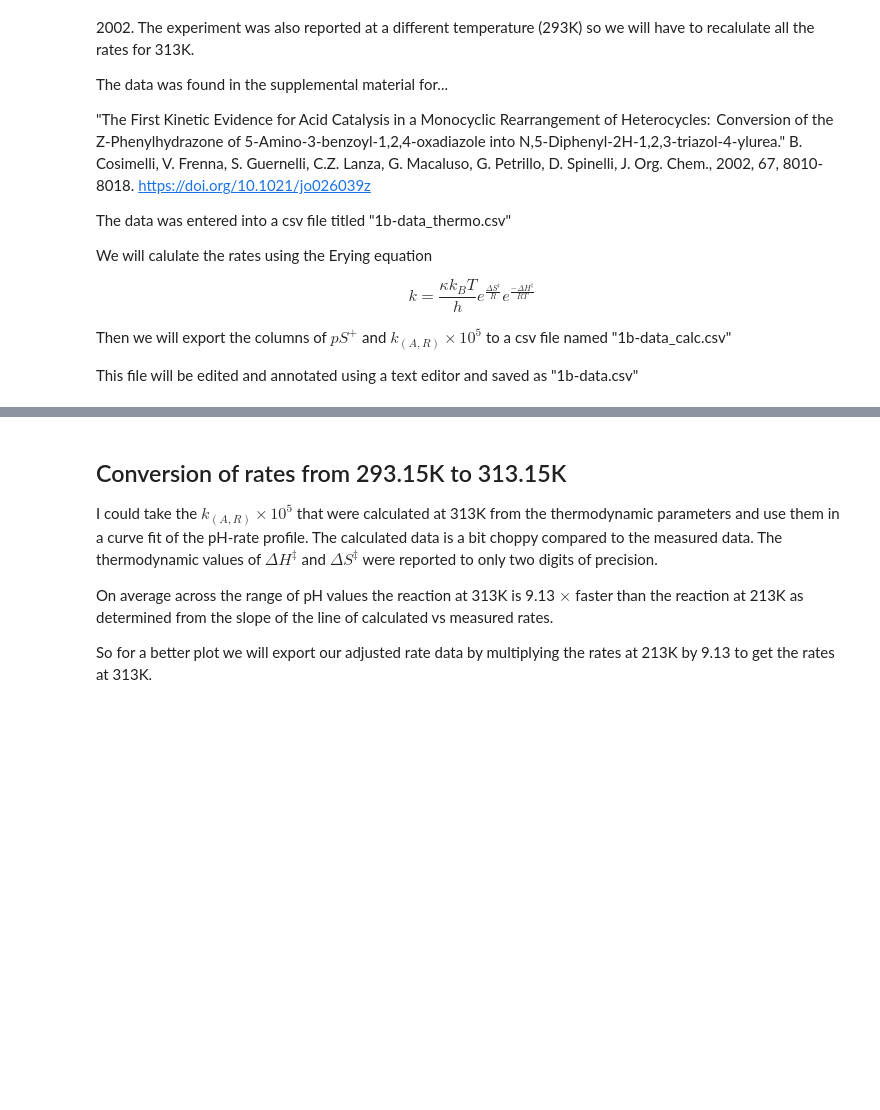
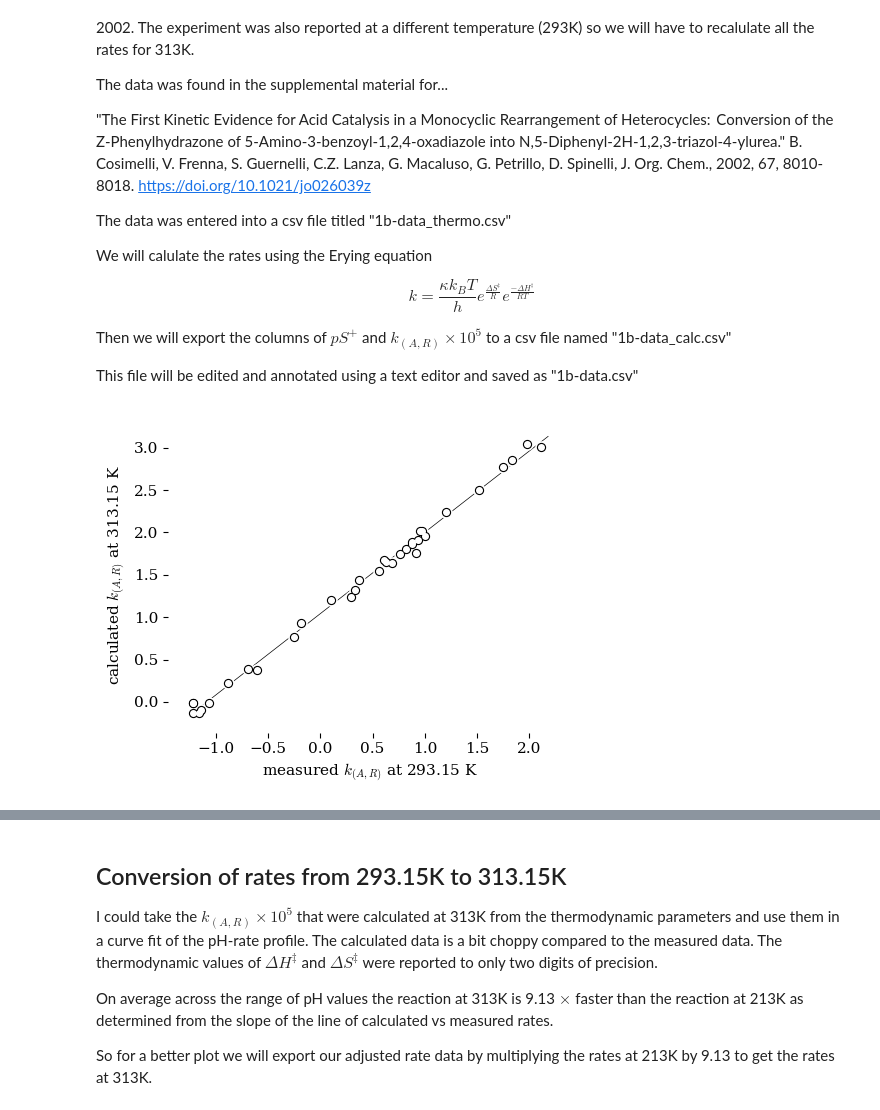
Before and after one commit to blinkletter/4410PythonNotebooks, a Jupyter notebook: Class_23/23-1b_calculator.ipynb, the cells around one changed output, grey strips where cells are left out. Saved outputs shown, nothing was run; the diff lists cells and outputs as text; code cells hidden in the pictures; blank space fills up the shorter version.

```diff
--- a/Class_23/23-1b_calculator.ipynb
+++ b/Class_23/23-1b_calculator.ipynb
@@ -17,11 +17,15 @@ Then we will export the columns of $pS^+$ and $k_{(A,R)}\times 10^5$ to a csv fi
 
 This file will be edited and annotated using a text editor and saved as "1b-data.csv"
 # %%
+##############################################################
+### Set up libraries and global variables
+##############################################################
+
 import pandas as pd
 import numpy as np
 import matplotlib.pyplot as plt
 import scipy.stats as stats
-import scipy.constants as constants
+import scipy.constants as constants  # a collection of scientific constants
 
 github_location = "https://raw.githubusercontent.com/blinkletter/4410PythonNotebooks/main/Class_23/data/"
 #github_location = "./data/"
@@ -30,50 +34,96 @@ github_location_LFER_tables = "https://raw.githubusercontent.com/blinkletter/LFE
 
 datafile_name = "1b-data_thermo.csv"
 
+##############################################################
+### Read data for thermodynamic parameters
+##############################################################
+
 df = pd.read_csv(github_location + datafile_name,
              delimiter = ",",
              skipinitialspace=True,
              index_col="pS+",
              comment = "#")
 
+##############################################################
+### calculate rate constants using Eyring equation
+##############################################################
+
+### Set up constants
 T = 313.1
-
 kappa = 1
+kB = constants.Boltzmann
+h = constants.h
+R = constants.R
 delta_H = df["delta_H"]*1000
 delta_S = df["delta_S"]
 
+### rename the result column in the data set to indicate that it is the measured data from the paper
 df.rename(columns={"k(A,R)x10^5":"k(A,R)x10^5_measured"}, inplace = True)
 
-df["k(A,R)x10^5"] = (kappa * constants.Boltzmann * T / constants.h) * np.exp(delta_S / constants.R) * np.exp(-delta_H / (constants.R * T)) * 1E5
+### Calculate the rate constants using the Eyring equation
+df["k(A,R)x10^5_Erying"] = (kappa * kB * T / h) * np.exp(delta_S / R) * np.exp(-delta_H / (R * T)) * 1E5
 
-print(df)
+### Pull x and y data from the dataframe
+x = np.log10(df["k(A,R)x10^5_measured"])
+y = np.log10(df["k(A,R)x10^5_Erying"])
 
-x = np.log10(df["k(A,R)x10^5_measured"])
-y = np.log10(df["k(A,R)x10^5"])
+##############################################################
+### Perform a linear regression line fit of x and y
+##############################################################
 
-#x = df["k(A,R)x10^5_measured"]
-#y = df["k(A,R)x10^5"]
-
-
-plt.plot(x,y, "ok")
-
-fit = stats.linregress(x,y)
+fit = stats.linregress(x,y)    ### This is the line fit
 
 slope = fit.slope
 intercept = fit.intercept
 
+### Create a line to plot from the slope and intercept
 start = np.min(x)
 finish = np.max(x)
+x1 = np.arange(start, finish + 0.1, 0.1)
+fity = slope*x1 + intercept
 
-x1 = np.arange(start, finish + 0.1, 0.1)
-y1 = slope*x1 + intercept
+##############################################################
+### Output plot and results
+##############################################################
 
-plt.plot(x1,y1, "-k")
+### Set plot style
+style = "tufte.mplstyle"
+#style = "S2_classic2.mplstyle"
+style_name = github_location_styles + style
+plt.style.use(style_name)
 
-plt.xlabel(r"measured $k_{(A,R)}$ at 293.15 K")
-plt.ylabel(r"calculated $k_{(A,R)}$ at 313.15 K")
+### Set figure layout (fig) that contains the plot (ax)
+fig, ax = plt.subplots(nrows=1, ncols=1, figsize=(5,4))
+
+### Set margins around the plot (ax)
+ax.margins(x=.07, y=.07, tight=True)
+
+### Set axis labels and ranges for the plot (ax)
+ax.set(
+#    title="None",
+          ylabel=r"calculated $k_{(A,R)}$ at 313.15 K",
+          xlabel=r"measured $k_{(A,R)}$ at 293.15 K",
+#          xlim=[-.9,.9],
+#          ylim=[-3.7,-2.7]
+         )
+
+### Plot the line fit. (zorder = 3 will be in front of zorder = 1)
+ax.plot(x1, fity, color='black', zorder=1, linewidth=0.5)
+
+### Plot the data as a series of stacked data points to create
+### the appearance of open circles with a white margin
+ax.scatter(x,y, s=64, color="white", marker='o', zorder=3)
+ax.scatter(x,y, s=32, color="black", marker='o', zorder=3)
+ax.scatter(x,y, s=16, color="white", marker='o', zorder=3)
+
+### Save the figure containing the plot and show the plot in this notebook]
+fig.savefig("plot_1b_calc.pdf")   # use this to save the figure in PDF format
 plt.show()
 
+### Display the results
 print(f"The slope of the log-log plot is {slope:0.3f}")
 print(f"Therefore the calculated rates are (on average) {10**slope:0.2f} times faster")
+
+display(df)
 # %% [output]
+[figure, new version]
```
Also changed, not shown: parts of 2 cells of this notebook, 14 other files.
